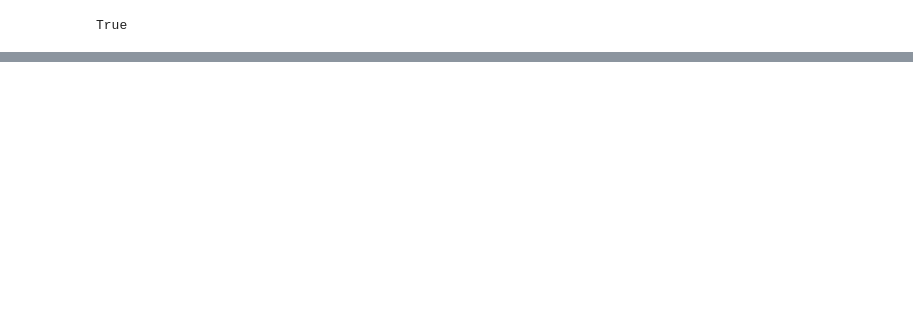
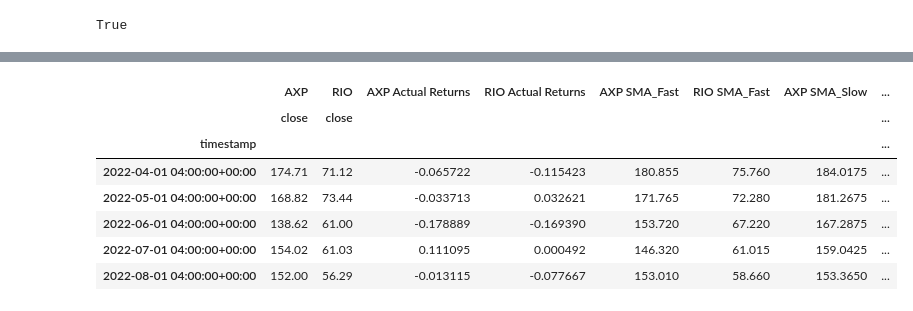
Before and after one commit to Damien-Nguyen/Analysis-of-Optimal-Investment-Portfolio, a Jupyter notebook: Stock data for Rio Tinto & Amex/Stock price data.ipynb, the cells around one changed output, grey strips where cells are left out. Saved outputs shown, nothing was run; the diff lists cells and outputs as text; code cells hidden in the pictures; blank space fills up the shorter version.

```diff
--- a/Stock data for Rio Tinto & Amex/Stock price data.ipynb
+++ b/Stock data for Rio Tinto & Amex/Stock price data.ipynb
@@ -71,0 +103,4 @@ df_portfolio
+# %%
+df_portfolio["AXP Actual Returns"] = df_portfolio["AXP"]["close"].pct_change()
+df_portfolio["RIO Actual Returns"] = df_portfolio["RIO"]["close"].pct_change()
+df_portfolio.head()
@@ -71,0 +116,20 @@ df_portfolio
+# %%
+short_window = 2
+long_window = 4
+df_portfolio["AXP SMA_Fast"] = df_portfolio["AXP"]["close"].rolling(window=short_window).mean()
+df_portfolio["RIO SMA_Fast"] = df_portfolio["RIO"]["close"].rolling(window=short_window).mean()
+df_portfolio["AXP SMA_Slow"] = df_portfolio["AXP"]["close"].rolling(window=long_window).mean()
+df_portfolio["RIO SMA_Slow"] = df_portfolio["RIO"]["close"].rolling(window=long_window).mean()
+
+df_portfolio.dropna(inplace=True)
+
+df_portfolio.head()
+# %% [output]
+|  | AXP | RIO | AXP Actual Returns | RIO Actual Returns | AXP SMA_Fast | RIO SMA_Fast | AXP SMA_Slow | ... |
+|  | close | close |  |  |  |  |  | ... |
+| timestamp |  |  |  |  |  |  |  | ... |
+| 2022-04-01 04:00:00+00:00 | 174.71 | 71.12 | -0.065722 | -0.115423 | 180.855 | 75.760 | 184.0175 | ... |
+| 2022-05-01 04:00:00+00:00 | 168.82 | 73.44 | -0.033713 | 0.032621 | 171.765 | 72.280 | 181.2675 | ... |
+| 2022-06-01 04:00:00+00:00 | 138.62 | 61.00 | -0.178889 | -0.169390 | 153.720 | 67.220 | 167.2875 | ... |
+| 2022-07-01 04:00:00+00:00 | 154.02 | 61.03 | 0.111095 | 0.000492 | 146.320 | 61.015 | 159.0425 | ... |
+| 2022-08-01 04:00:00+00:00 | 152.00 | 56.29 | -0.013115 | -0.077667 | 153.010 | 58.660 | 153.3650 | ... |
```
Also changed, not shown: parts of 6 cells of this notebook, 1 other file.
